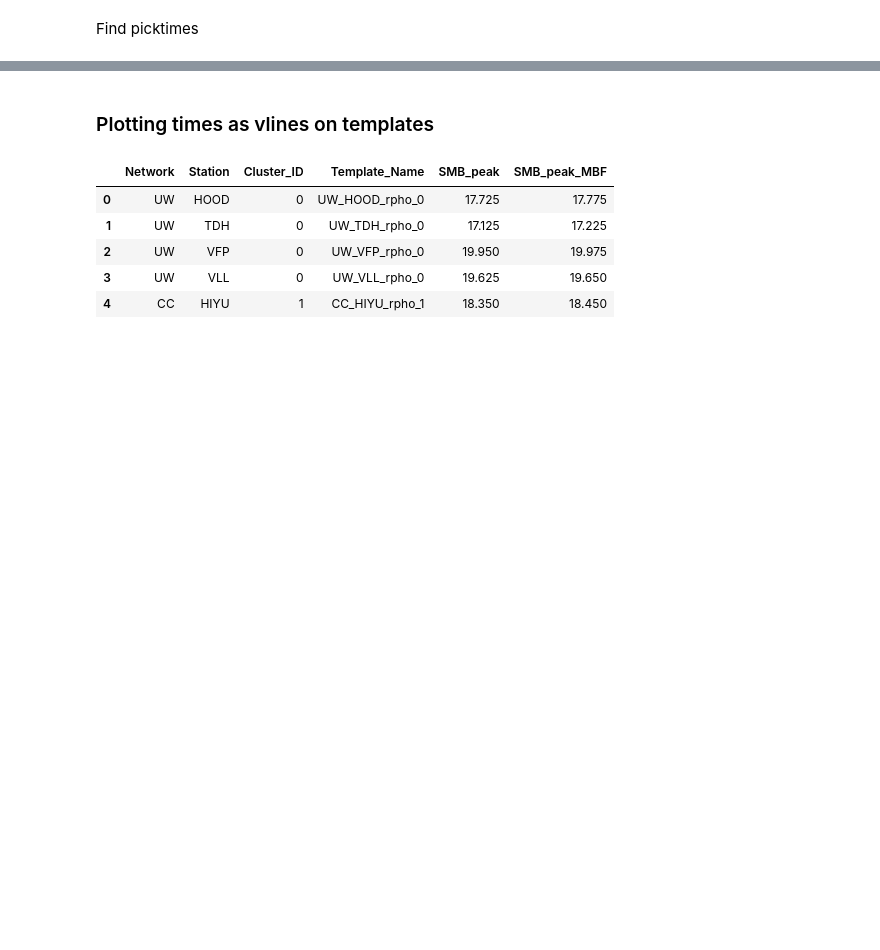
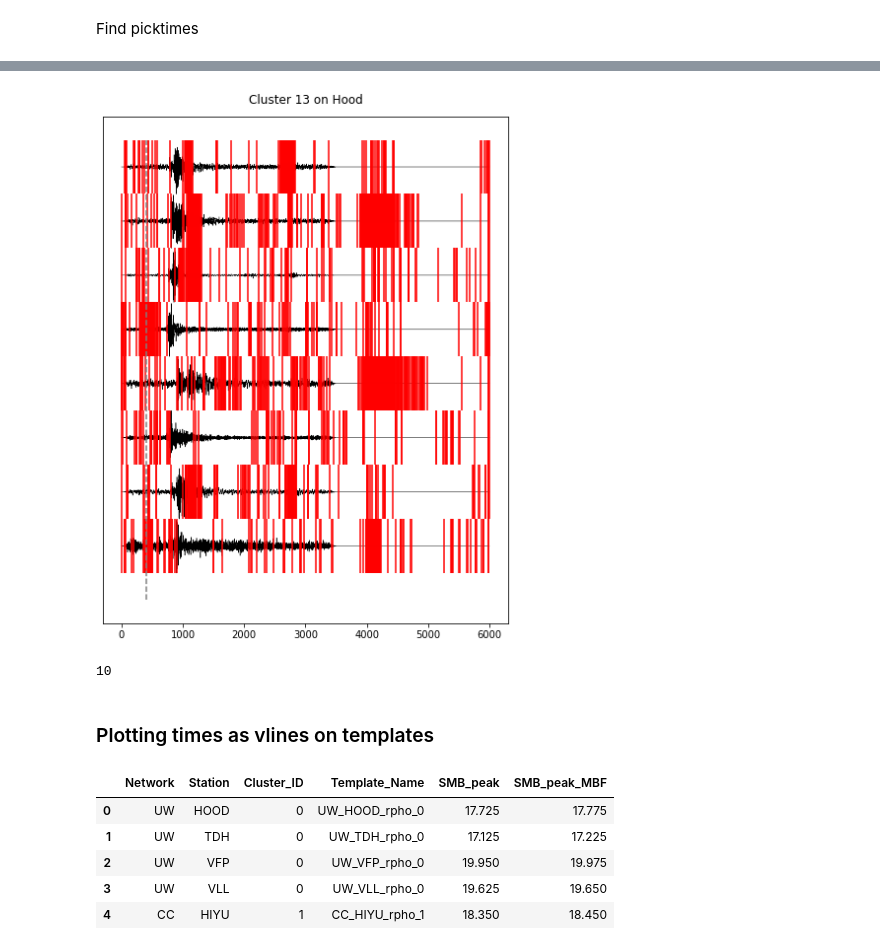
Before and after one commit to Denolle-Lab/expand_redpy, a Jupyter notebook: notebooks/updated_template_locations.ipynb, the cells around one changed output, grey strips where cells are left out. Cells and saved outputs as stored; diff of their text form; code cells hidden in the pictures; blank space fills up the shorter version.

```diff
--- a/notebooks/updated_template_locations.ipynb
+++ b/notebooks/updated_template_locations.ipynb
@@ -300,3 +310,31 @@ TypeError: slice indices must be integers or None or have an __index__ method
+# %%
+height = len(temps_w)
+fig, ax0 = plt.subplots(figsize=(6,height))
+
+yscale = 2 #how far to space waveforms from eachother
+wavecolor = 'black'
+for ww, wave in enumerate(temps_w):
+    ax0.plot(wave.data[:]/np.max(np.abs(wave.data))+yscale+(yscale*ww),color=wavecolor,linewidth=.5)
+    for i in temps_p[ww][2][0]:
+        plt.vlines(x=i,ymin=(yscale+(yscale*ww))-(0.5*yscale),ymax=(yscale+(yscale*ww))+(0.5*yscale),color='red')
+plt.vlines(x=10*fs,ymin=0,ymax=(yscale+(yscale*ww))+(0.5*yscale),color='gray',linestyle='dashed')
+#RED is smb
+#BLUE is mbf
+#GRAY is the 10 second mark/end noise window for SNR
+
+ax0.tick_params(axis='y', which='both',left=False,labelleft=False)
+
+
+fig.suptitle(f'Cluster {cl} on {volc_list_names[vv]}')
+fig.set_tight_layout(True)
+plt.show()
+plt.close()
+# %% [output]
+[figure, added]
+# %%
+print(temps_p[ww][2][0])
+# %% [output]
+10
 # %%
 plt.plot(t_trace.data[:6000])
 # %% [markdown]
```
Also changed, not shown: parts of 3 cells of this notebook, 3 other files.
